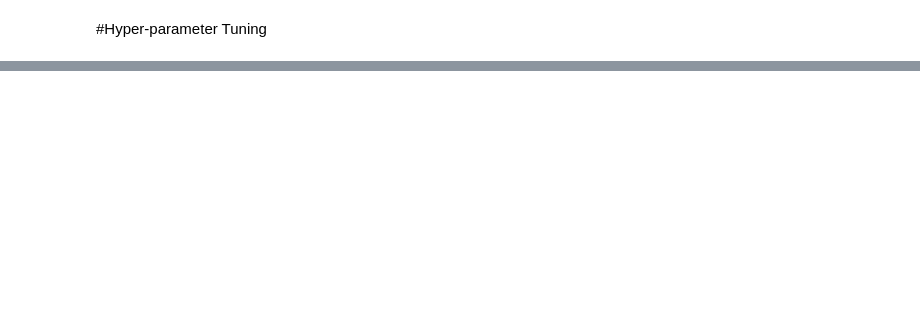
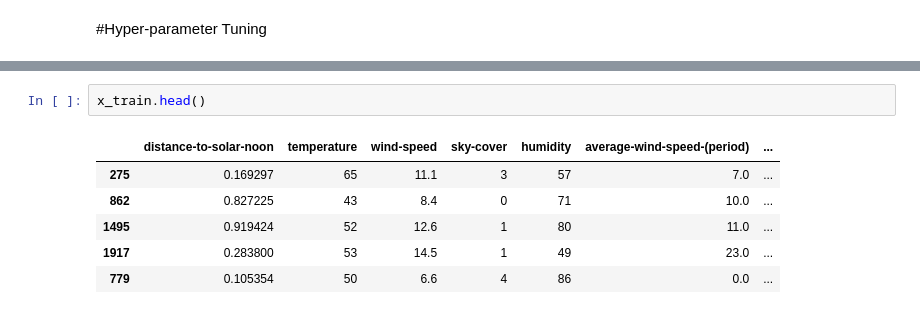
Before and after one commit to rizz045/Solar-Power-Generation-Prediction-Using-ML-Regression-Techniques, a Jupyter notebook: Solar_Power_Generation_Prediction Using_Regression.ipynb, the cells around one changed output, grey strips where cells are left out. Drawn from its saved outputs; the diff is of its cells as text; blank space fills up the shorter version.

```diff
--- a/Solar_Power_Generation_Prediction Using_Regression.ipynb
+++ b/Solar_Power_Generation_Prediction Using_Regression.ipynb
@@ -1412,0 +1082,9 @@ Stacking Ensemble MAE: 1555.5530349840358
+# %%
+x_train.head()
+# %% [output]
+|  | distance-to-solar-noon | temperature | wind-speed | sky-cover | humidity | average-wind-speed-(period) | ... |
+| 275 | 0.169297 | 65 | 11.1 | 3 | 57 | 7.0 | ... |
+| 862 | 0.827225 | 43 | 8.4 | 0 | 71 | 10.0 | ... |
+| 1495 | 0.919424 | 52 | 12.6 | 1 | 80 | 11.0 | ... |
+| 1917 | 0.283800 | 53 | 14.5 | 1 | 49 | 23.0 | ... |
+| 779 | 0.105354 | 50 | 6.6 | 4 | 86 | 0.0 | ... |
```
Also changed, not shown: parts of 67 cells of this notebook.
